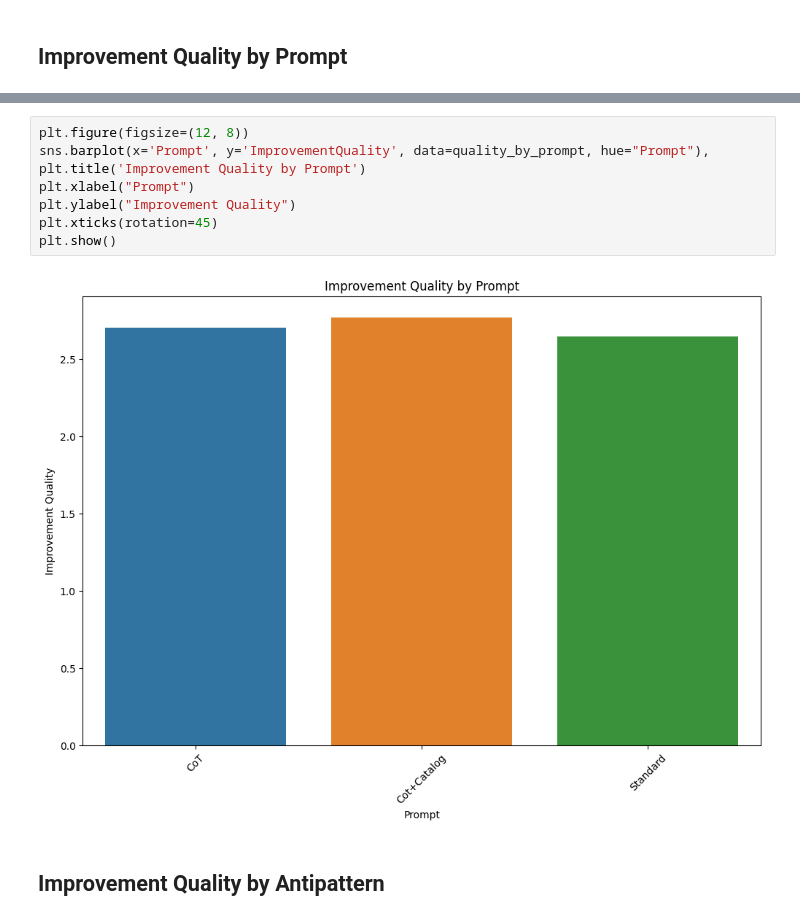
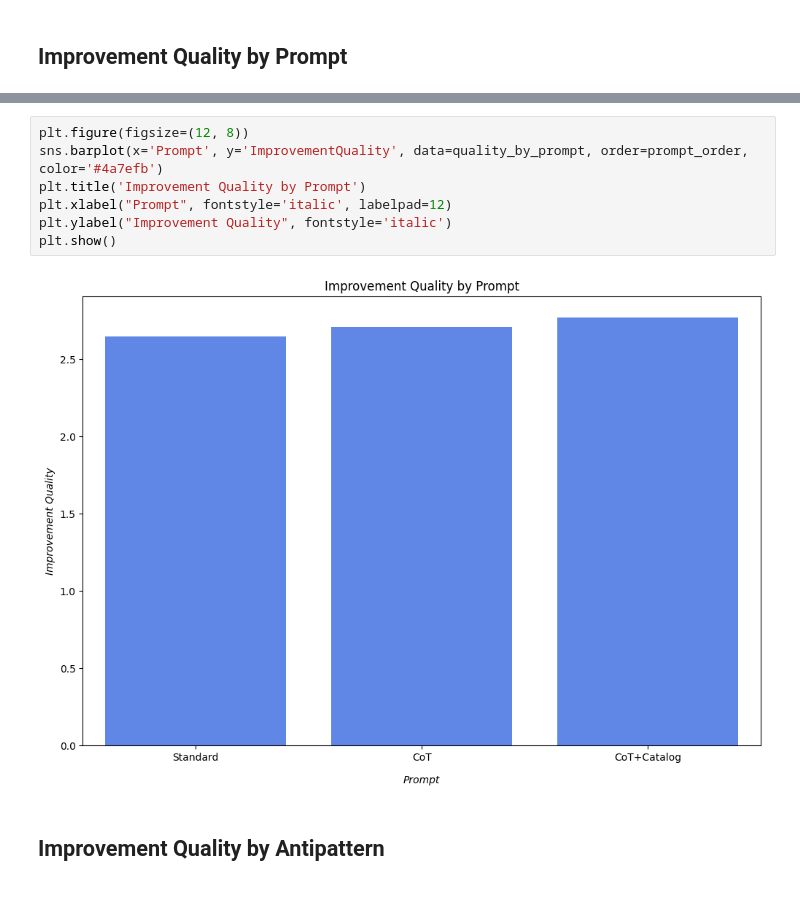
Before and after one commit to fapfaff/ai-detection-of-architectural-antipatterns, a Jupyter notebook: evaluation/evaluation.ipynb, the cells around one changed output, grey strips where cells are left out. Saved outputs shown, nothing was run; the diff lists cells and outputs as text.

```diff
--- a/evaluation/evaluation.ipynb
+++ b/evaluation/evaluation.ipynb
@@ -324,14 +392,13 @@ quality_by_prompt
 | 2 | Standard | 2.647059 |
 # %%
 plt.figure(figsize=(12, 8))
-sns.barplot(x='Prompt', y='ImprovementQuality', data=quality_by_prompt, hue="Prompt"),
+sns.barplot(x='Prompt', y='ImprovementQuality', data=quality_by_prompt, order=prompt_order, color='#4a7efb')
 plt.title('Improvement Quality by Prompt')
-plt.xlabel("Prompt")
-plt.ylabel("Improvement Quality")
-plt.xticks(rotation=45)
+plt.xlabel("Prompt", fontstyle='italic', labelpad=12)
+plt.ylabel("Improvement Quality", fontstyle='italic')
 plt.show()
 # %% [output]
-[figure, old version]
+[figure, new version]
 # %% [markdown]
 ## Improvement Quality by Antipattern
 # %%
```
Also changed, not shown: parts of 19 cells of this notebook, 1 other file.
